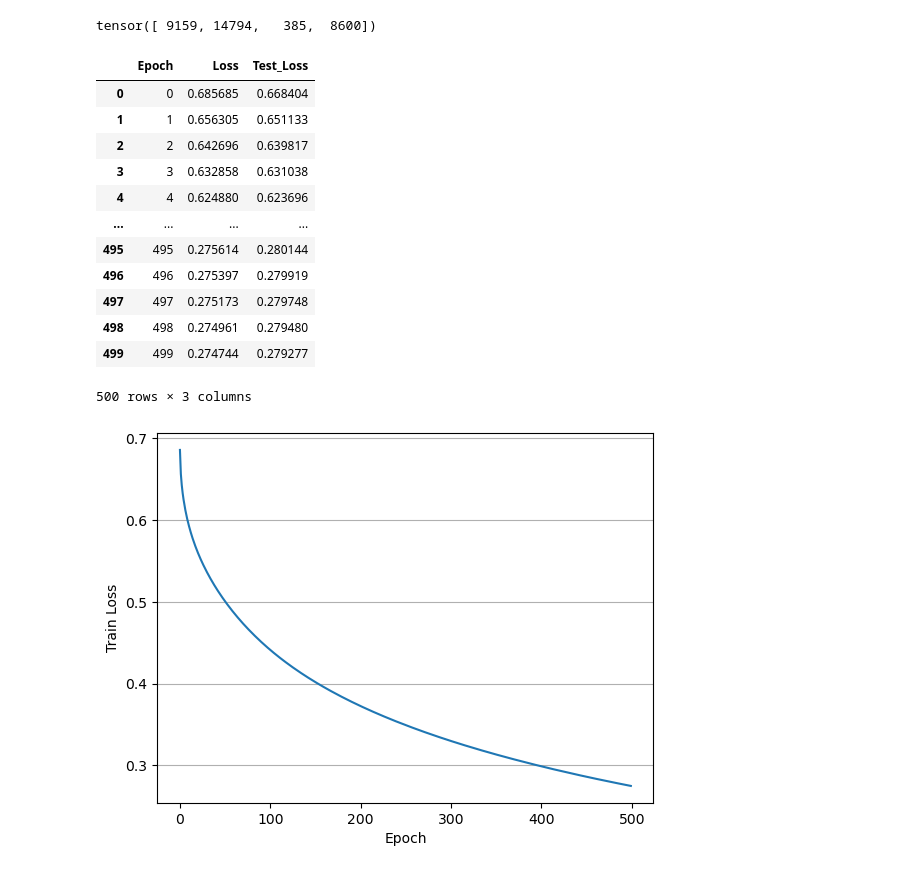
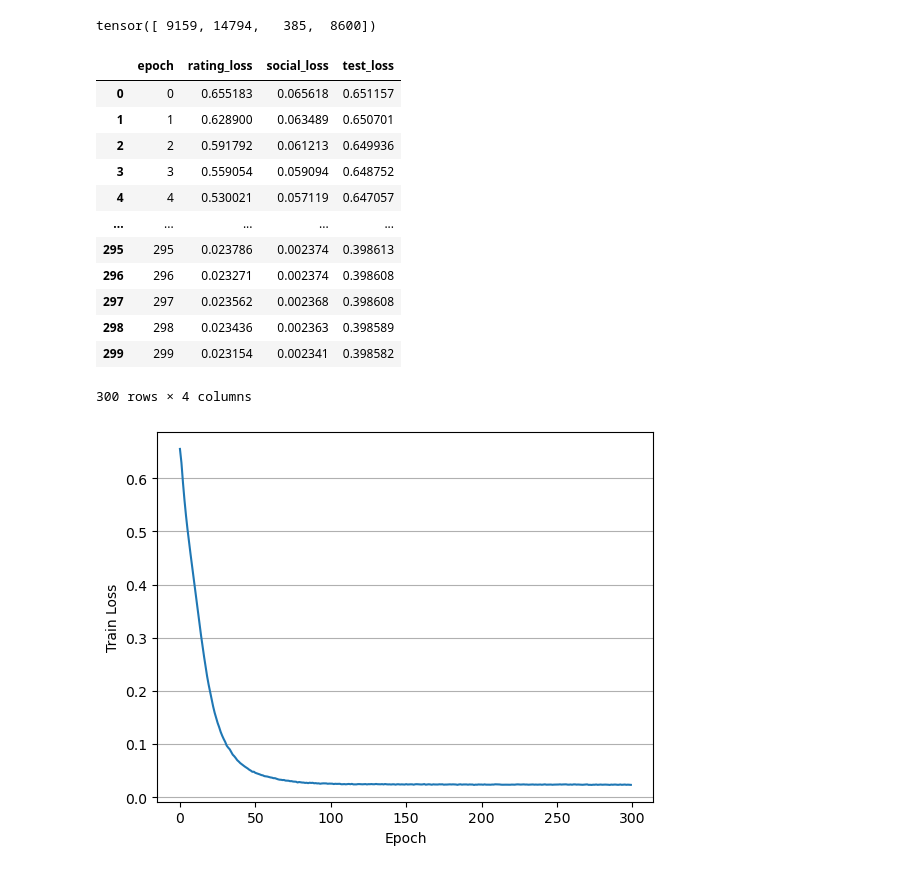
Before and after one commit to sangwu99/2023-Summer-Internship-DSAIL, a Jupyter notebook: Graph/TransE/notebook/TransE.ipynb, the cells around one changed output. Cells and saved outputs as stored; diff of their text form; code cells hidden in the pictures.

```diff
--- a/Graph/TransE/notebook/TransE.ipynb
+++ b/Graph/TransE/notebook/TransE.ipynb
@@ -199,35 +199,36 @@ head
 # %% [output]
 tensor([ 9159, 14794,   385,  8600])
 # %%
-summary = pd.read_csv('../../../Recsys/WD/summary.csv')
+import pandas as pd
+summary = pd.read_csv('../../../Recsys/SoRec/summary.csv')
 # %%
 summary
 # %% [output]
-|  | Epoch | Loss | Test_Loss |
-| 0 | 0 | 0.685685 | 0.668404 |
-| 1 | 1 | 0.656305 | 0.651133 |
-| 2 | 2 | 0.642696 | 0.639817 |
-| 3 | 3 | 0.632858 | 0.631038 |
-| 4 | 4 | 0.624880 | 0.623696 |
-| ... | ... | ... | ... |
-| 495 | 495 | 0.275614 | 0.280144 |
-| 496 | 496 | 0.275397 | 0.279919 |
-| 497 | 497 | 0.275173 | 0.279748 |
-| 498 | 498 | 0.274961 | 0.279480 |
-| 499 | 499 | 0.274744 | 0.279277 |
+|  | epoch | rating_loss | social_loss | test_loss |
+| 0 | 0 | 0.655183 | 0.065618 | 0.651157 |
+| 1 | 1 | 0.628900 | 0.063489 | 0.650701 |
+| 2 | 2 | 0.591792 | 0.061213 | 0.649936 |
+| 3 | 3 | 0.559054 | 0.059094 | 0.648752 |
+| 4 | 4 | 0.530021 | 0.057119 | 0.647057 |
+| ... | ... | ... | ... | ... |
+| 295 | 295 | 0.023786 | 0.002374 | 0.398613 |
+| 296 | 296 | 0.023271 | 0.002374 | 0.398608 |
+| 297 | 297 | 0.023562 | 0.002368 | 0.398608 |
+| 298 | 298 | 0.023436 | 0.002363 | 0.398589 |
+| 299 | 299 | 0.023154 | 0.002341 | 0.398582 |
-500 rows × 3 columns
+300 rows × 4 columns
 # %%
-result_df = summary[['Epoch','Loss']]
+result_df = summary[['epoch','rating_loss']]
 import matplotlib.pyplot as plt
 
-x = result_df['Epoch'].values
-y = result_df['Loss'].values
+x = result_df['epoch'].values
+y = result_df['rating_loss'].values
 
 plt.plot(x, y)
 plt.xlabel('Epoch')
 plt.ylabel('Train Loss')
 plt.grid(axis = 'y')
 plt.show()
 # %% [output]
-[figure, old version]
+[figure, new version]
 # %%
```
Also changed, not shown: parts of 2 cells of this notebook, 12 other files.
